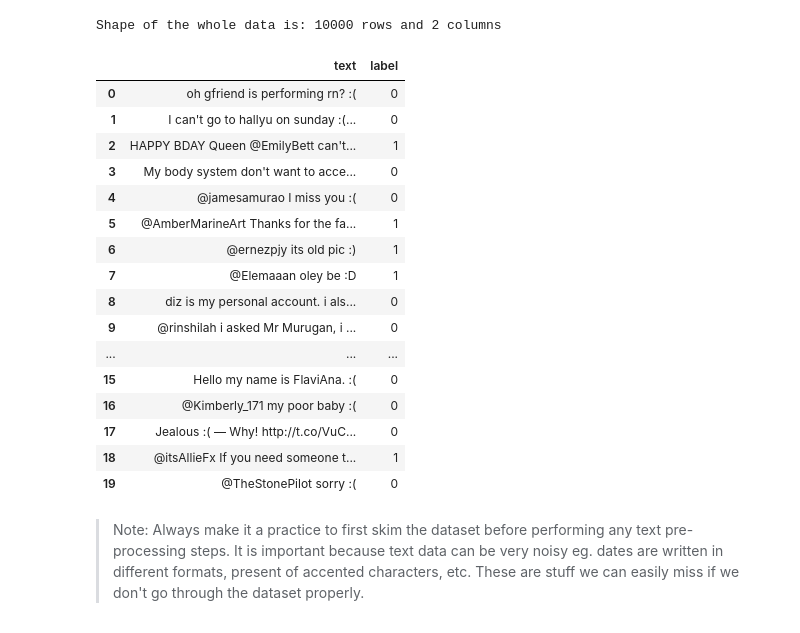
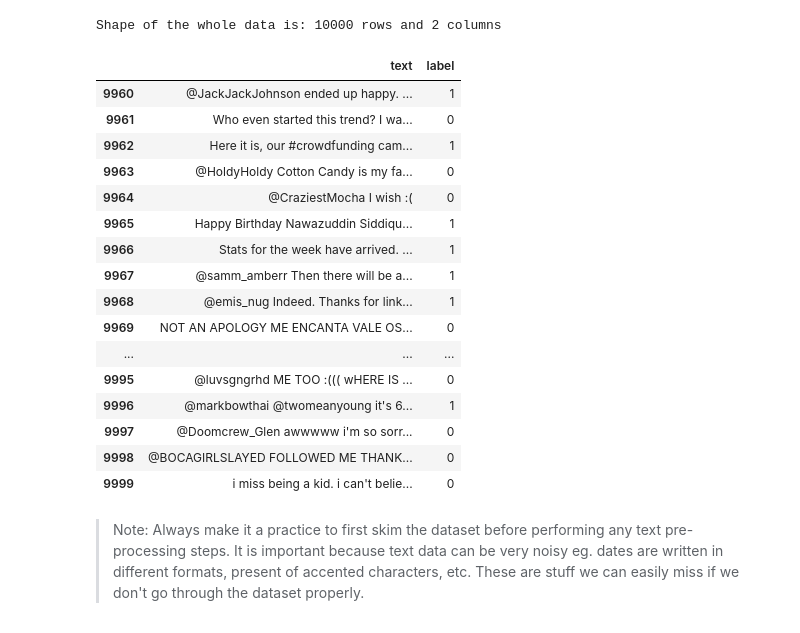
Before and after one commit to RakeshSharma21/Sessions_Notebook, a Jupyter notebook: Text_Data_Preprocessing.ipynb, the cells around one changed output. Cells and saved outputs as stored; diff of their text form; code cells hidden in the pictures.

```diff
--- a/Text_Data_Preprocessing.ipynb
+++ b/Text_Data_Preprocessing.ipynb
@@ -147,25 +154,25 @@ print(f'Shape of the whole data is: {df.shape[0]} rows and {df.shape[1]} columns
 Shape of the whole data is: 10000 rows and 2 columns
 # %%
 # Look at the head of the dataframe
-df.head(20)
+df.tail(40)
 # %% [output]
 |  | text | label |
-| 0 | oh gfriend is performing rn? :( | 0 |
-| 1 | I can't go to hallyu on sunday :(... | 0 |
-| 2 | HAPPY BDAY Queen @EmilyBett can't... | 1 |
-| 3 | My body system don't want to acce... | 0 |
-| 4 | @jamesamurao I miss you :( | 0 |
-| 5 | @AmberMarineArt Thanks for the fa... | 1 |
-| 6 | @ernezpjy its old pic :) | 1 |
-| 7 | @Elemaaan oley be :D | 1 |
-| 8 | diz is my personal account. i als... | 0 |
-| 9 | @rinshilah i asked Mr Murugan, i ... | 0 |
+| 9960 | @JackJackJohnson ended up happy. ... | 1 |
+| 9961 | Who even started this trend? I wa... | 0 |
+| 9962 | Here it is, our #crowdfunding cam... | 1 |
+| 9963 | @HoldyHoldy Cotton Candy is my fa... | 0 |
+| 9964 | @CraziestMocha I wish :( | 0 |
+| 9965 | Happy Birthday Nawazuddin Siddiqu... | 1 |
+| 9966 | Stats for the week have arrived. ... | 1 |
+| 9967 | @samm_amberr Then there will be a... | 1 |
+| 9968 | @emis_nug Indeed. Thanks for link... | 1 |
+| 9969 | NOT AN APOLOGY ME ENCANTA VALE OS... | 0 |
 | ... | ... | ... |
-| 15 | Hello my name is FlaviAna. :( | 0 |
-| 16 | @Kimberly_171 my poor baby :( | 0 |
-| 17 | Jealous :( — Why! http://t.co/VuC... | 0 |
-| 18 | @itsAllieFx If you need someone t... | 1 |
-| 19 | @TheStonePilot sorry :( | 0 |
+| 9995 | @luvsgngrhd ME TOO :((( wHERE IS ... | 0 |
+| 9996 | @markbowthai @twomeanyoung it's 6... | 1 |
+| 9997 | @Doomcrew_Glen awwwww i'm so sorr... | 0 |
+| 9998 | @BOCAGIRLSLAYED FOLLOWED ME THANK... | 0 |
+| 9999 | i miss being a kid. i can't belie... | 0 |
 # %% [markdown]
 > Note: Always make it a practice to first skim the dataset before performing any text pre-processing steps. It is important because text data can be very noisy eg. dates are written in different formats, present of accented characters, etc. These are stuff we can easily miss if we don't go through the dataset properly.
 # %% [markdown]
```
Also changed, not shown: parts of 27 cells of this notebook.
